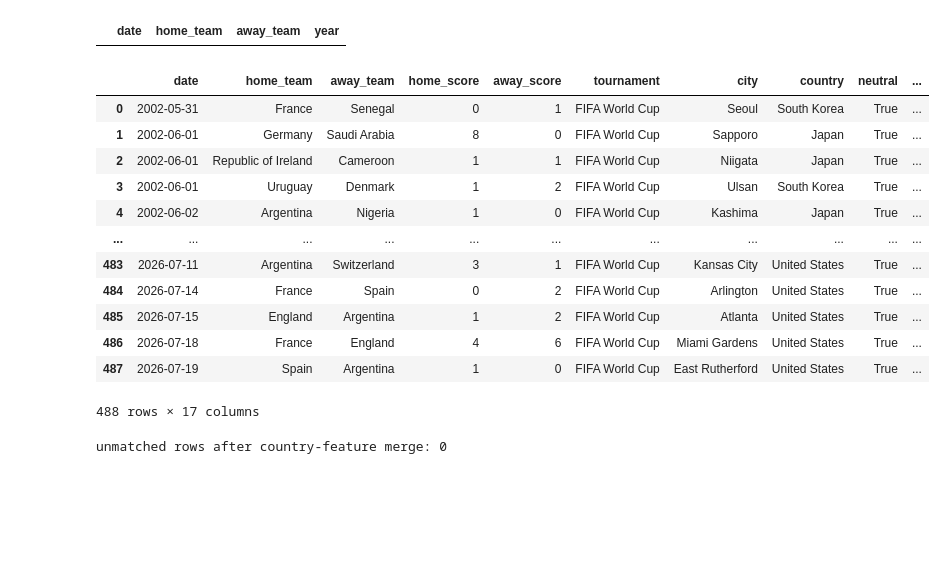
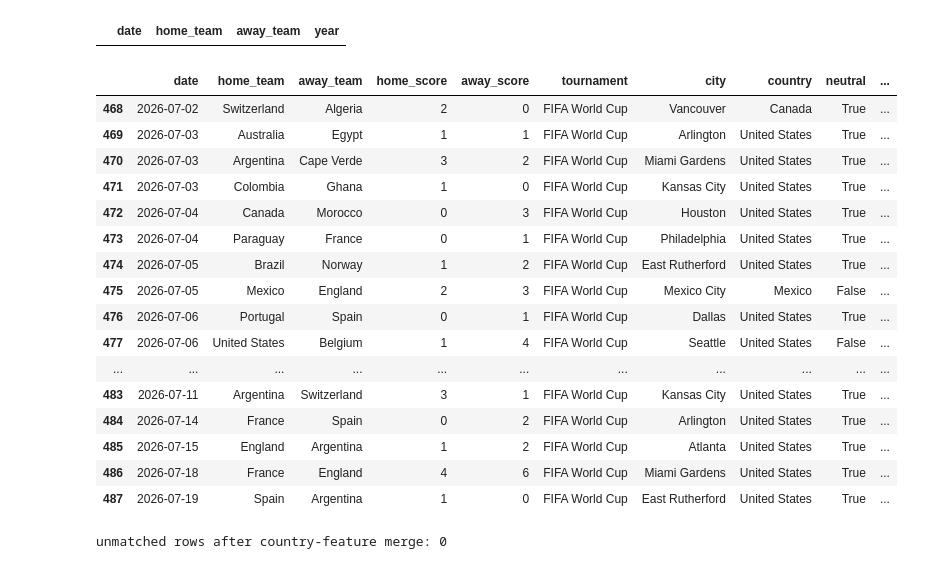
Before and after one commit to kcshenoy/FIFA_WorldCup_Predictor, a Jupyter notebook: connectivity_top5_results.ipynb, the cells around one changed output. Saved outputs shown, nothing was run; the diff lists cells and outputs as text; code cells hidden in the pictures; blank space fills up the shorter version.

```diff
--- a/connectivity_top5_results.ipynb
+++ b/connectivity_top5_results.ipynb
@@ -111,21 +111,25 @@ unmatched[["date", "home_team", "away_team", "year"]]
 unmatched rows after merge: 0
 |  | date | home_team | away_team | year |
 # %%
-results
+results.tail(20)
 # %% [output]
 |  | date | home_team | away_team | home_score | away_score | tournament | city | country | neutral | ... |
-| 0 | 2002-05-31 | France | Senegal | 0 | 1 | FIFA World Cup | Seoul | South Korea | True | ... |
-| 1 | 2002-06-01 | Germany | Saudi Arabia | 8 | 0 | FIFA World Cup | Sapporo | Japan | True | ... |
-| 2 | 2002-06-01 | Republic of Ireland | Cameroon | 1 | 1 | FIFA World Cup | Niigata | Japan | True | ... |
-| 3 | 2002-06-01 | Uruguay | Denmark | 1 | 2 | FIFA World Cup | Ulsan | South Korea | True | ... |
-| 4 | 2002-06-02 | Argentina | Nigeria | 1 | 0 | FIFA World Cup | Kashima | Japan | True | ... |
+| 468 | 2026-07-02 | Switzerland | Algeria | 2 | 0 | FIFA World Cup | Vancouver | Canada | True | ... |
+| 469 | 2026-07-03 | Australia | Egypt | 1 | 1 | FIFA World Cup | Arlington | United States | True | ... |
+| 470 | 2026-07-03 | Argentina | Cape Verde | 3 | 2 | FIFA World Cup | Miami Gardens | United States | True | ... |
+| 471 | 2026-07-03 | Colombia | Ghana | 1 | 0 | FIFA World Cup | Kansas City | United States | True | ... |
+| 472 | 2026-07-04 | Canada | Morocco | 0 | 3 | FIFA World Cup | Houston | United States | True | ... |
+| 473 | 2026-07-04 | Paraguay | France | 0 | 1 | FIFA World Cup | Philadelphia | United States | True | ... |
+| 474 | 2026-07-05 | Brazil | Norway | 1 | 2 | FIFA World Cup | East Rutherford | United States | True | ... |
+| 475 | 2026-07-05 | Mexico | England | 2 | 3 | FIFA World Cup | Mexico City | Mexico | False | ... |
+| 476 | 2026-07-06 | Portugal | Spain | 0 | 1 | FIFA World Cup | Dallas | United States | True | ... |
+| 477 | 2026-07-06 | United States | Belgium | 1 | 4 | FIFA World Cup | Seattle | United States | False | ... |
 | ... | ... | ... | ... | ... | ... | ... | ... | ... | ... | ... |
 | 483 | 2026-07-11 | Argentina | Switzerland | 3 | 1 | FIFA World Cup | Kansas City | United States | True | ... |
 | 484 | 2026-07-14 | France | Spain | 0 | 2 | FIFA World Cup | Arlington | United States | True | ... |
 | 485 | 2026-07-15 | England | Argentina | 1 | 2 | FIFA World Cup | Atlanta | United States | True | ... |
 | 486 | 2026-07-18 | France | England | 4 | 6 | FIFA World Cup | Miami Gardens | United States | True | ... |
 | 487 | 2026-07-19 | Spain | Argentina | 1 | 0 | FIFA World Cup | East Rutherford | United States | True | ... |
-488 rows × 17 columns
 # %%
 country_cols = ["population", "gdp_usd", "gdp_per_capita", "fifa_rank"]
 
```
Also changed, not shown: parts of 40 cells of this notebook.
